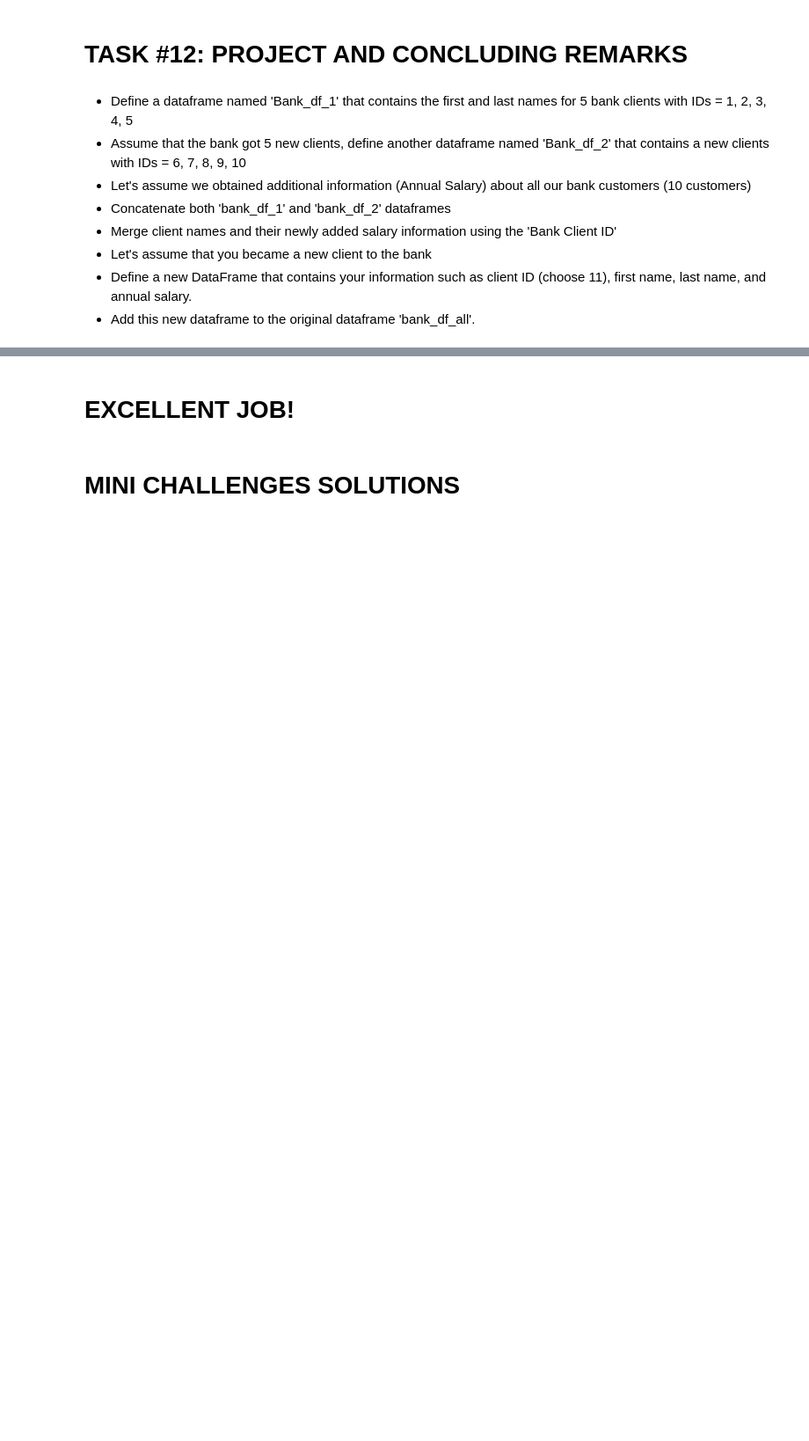
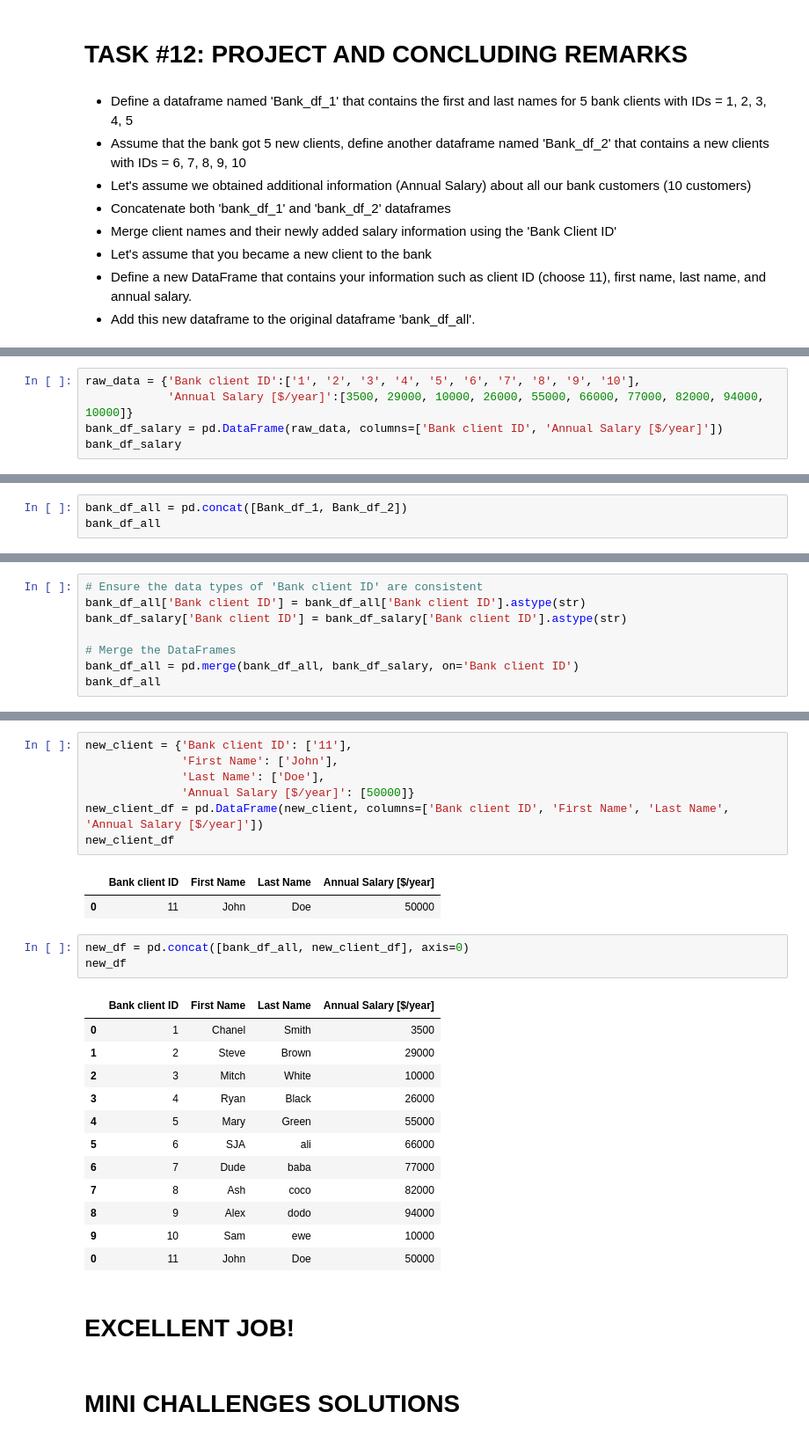
Before and after one commit to sja-thedude/Python-DataAnalysis, a Jupyter notebook: Python Libraries for Data Analysis - Numpy and Pandas.ipynb, the cells around one changed output, grey strips where cells are left out. Shown at 88% size. Drawn from its saved outputs; the diff is of its cells as text; blank space fills up the shorter version.

```diff
--- a/Python Libraries for Data Analysis - Numpy and Pandas.ipynb
+++ b/Python Libraries for Data Analysis - Numpy and Pandas.ipynb
@@ -556,0 +696,5 @@ bank_client_df
+# %%
+raw_data = {'Bank client ID':['1', '2', '3', '4', '5', '6', '7', '8', '9', '10'],
+            'Annual Salary [$/year]':[3500, 29000, 10000, 26000, 55000, 66000, 77000, 82000, 94000, 10000]}
+bank_df_salary = pd.DataFrame(raw_data, columns=['Bank client ID', 'Annual Salary [$/year]'])
+bank_df_salary
@@ -556,0 +713,3 @@ bank_client_df
+# %%
+bank_df_all = pd.concat([Bank_df_1, Bank_df_2])
+bank_df_all
@@ -556,0 +728,8 @@ bank_client_df
+# %%
+# Ensure the data types of 'Bank client ID' are consistent
+bank_df_all['Bank client ID'] = bank_df_all['Bank client ID'].astype(str)
+bank_df_salary['Bank client ID'] = bank_df_salary['Bank client ID'].astype(str)
+
+# Merge the DataFrames
+bank_df_all = pd.merge(bank_df_all, bank_df_salary, on='Bank client ID')
+bank_df_all
@@ -557,3 +748,29 @@ bank_client_df
+# %%
+new_client = {'Bank client ID': ['11'],
+              'First Name': ['John'],
+              'Last Name': ['Doe'],
+              'Annual Salary [$/year]': [50000]}
+new_client_df = pd.DataFrame(new_client, columns=['Bank client ID', 'First Name', 'Last Name', 'Annual Salary [$/year]'])
+new_client_df
+# %% [output]
+|  | Bank client ID | First Name | Last Name | Annual Salary [$/year] |
+| 0 | 11 | John | Doe | 50000 |
+# %%
+new_df = pd.concat([bank_df_all, new_client_df], axis=0)
+new_df
+# %% [output]
+|  | Bank client ID | First Name | Last Name | Annual Salary [$/year] |
+| 0 | 1 | Chanel | Smith | 3500 |
+| 1 | 2 | Steve | Brown | 29000 |
+| 2 | 3 | Mitch | White | 10000 |
+| 3 | 4 | Ryan | Black | 26000 |
+| 4 | 5 | Mary | Green | 55000 |
+| 5 | 6 | SJA | ali | 66000 |
+| 6 | 7 | Dude | baba | 77000 |
+| 7 | 8 | Ash | coco | 82000 |
+| 8 | 9 | Alex | dodo | 94000 |
+| 9 | 10 | Sam | ewe | 10000 |
+| 0 | 11 | John | Doe | 50000 |
 # %% [markdown]
 # EXCELLENT JOB!
 # %% [markdown]
```
Also changed, not shown: parts of 24 cells of this notebook.
